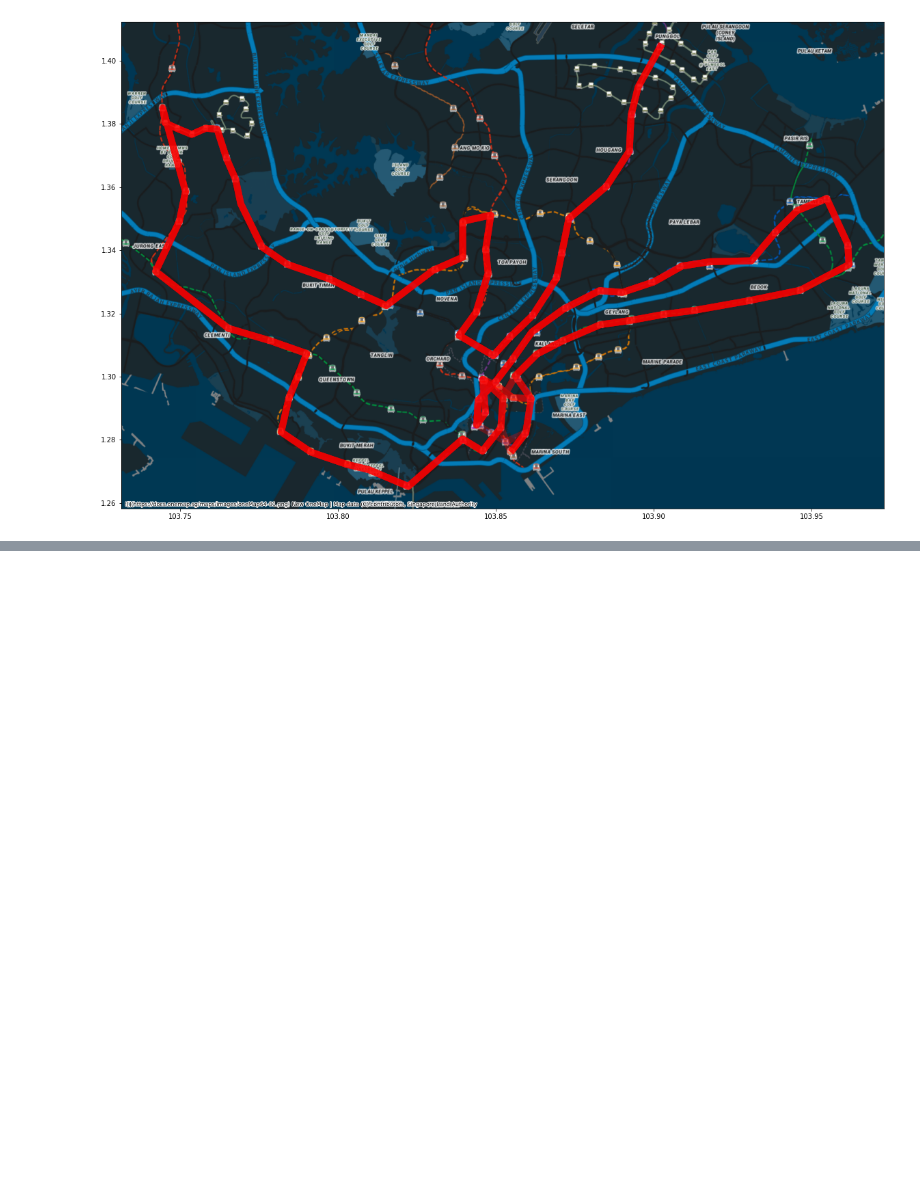
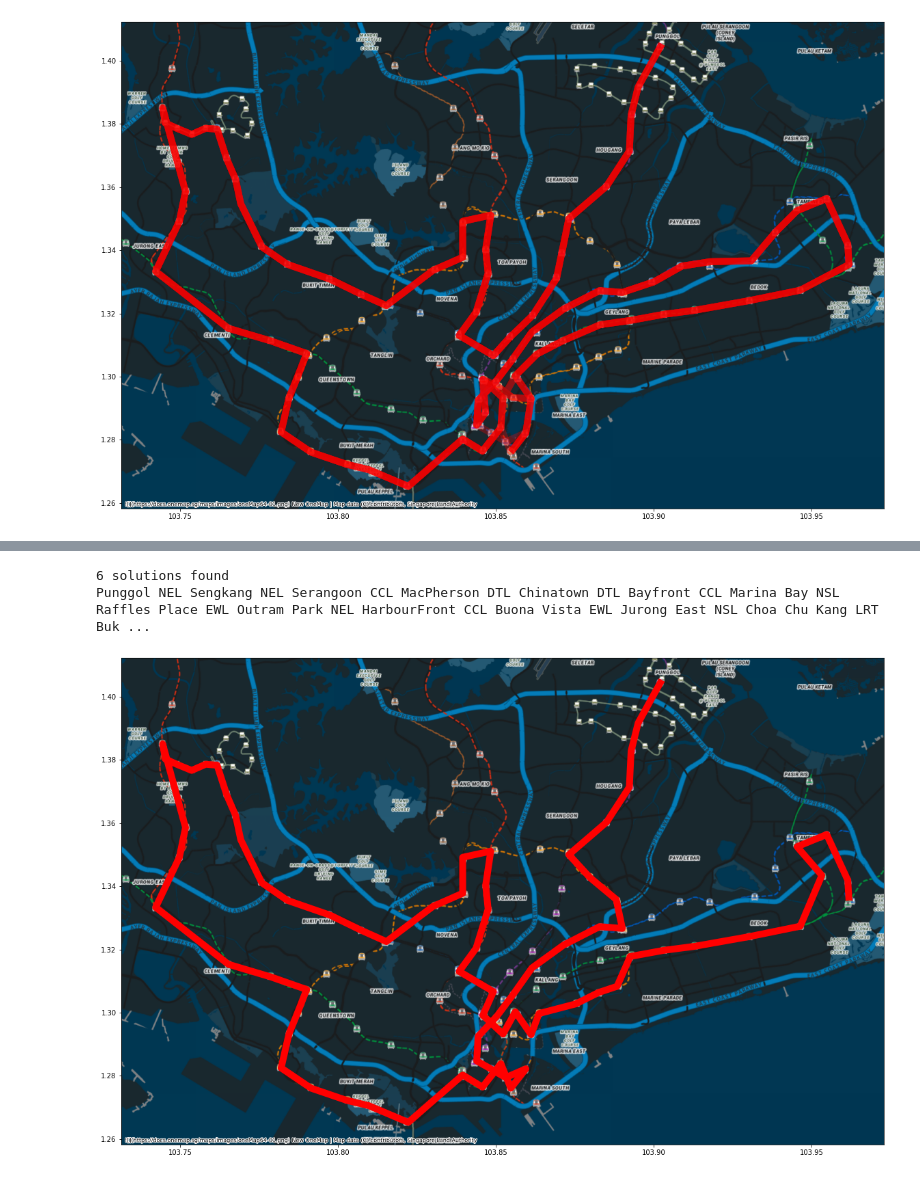
Before and after one commit to izzhafeez/MRT-puzzle, a Jupyter notebook: MRT puzzle.ipynb, the cells around one changed output, grey strips where cells are left out. Saved outputs shown, nothing was run; the diff lists cells and outputs as text; code cells hidden in the pictures; blank space fills up the shorter version.

Commit message:
Added visuals and stuff to the Jupyter

```diff
--- a/MRT puzzle.ipynb
+++ b/MRT puzzle.ipynb
@@ -185,6 +151,5 @@ stations = list(set([item for sublist in [[x[0],x[1]] for x in L] for item in su
 # %%
-def paths(l, s, start, counter):
-    counter += 1
+def paths(l, s, start):
     if len(l) == 0 or len(s) == 0:
         return [[start]]
     else:
@@ -192,14 +157,14 @@ def paths(l, s, start, counter):
         ignoreStation = [[y for y in x if y != start] for x in possible]
         newConnections = [x for x in l if x not in possible]
         newStations = [x for x in s if x != start]
-        # if len(newStations) == 1:
-        #     print(start)
         if len(ignoreStation) == 0:
             return [[start]]
         else:
             options = []
             for chosen in ignoreStation:
-                options.extend([[start,chosen[1]] + x for x in paths(newConnections, newStations, chosen[0], counter + 1)])
+                options.extend([[start,chosen[1]] + x for x in paths(newConnections, newStations, chosen[0])])
             return options
 
-res = paths(L, stations, PG, 0)
+res = paths(L, stations, PG)
+
+res[0][:7]
@@ -261,12 +251,10 @@ for solution in solutions:
     currentLabels = []
     for i in range(len(solution)-1):
         connection = solution[i] + (solution[i+1][0],)
-    #     print(connection)
         lineAbbr = connection[1][:-1]
         if lineAbbr == "LR": lineAbbr = "BP"
         if "Expo" in connection and lineAbbr == "EW": lineAbbr = "CG"
         if "Bayfront" in connection and ("Promenade" in connection or "Marina Bay" in connection) and lineAbbr == "CC": lineAbbr = "CE"
-    #     print(lineAbbr)
         startLabel = int(re.compile(f"{lineAbbr}\d+").search(nameIndex[connection[0]]["Label"]).group()[2:])
         endLabel = int(re.compile(f"{lineAbbr}\d+").search(nameIndex[connection[2]]["Label"]).group()[2:])
         betweenNumbers = [i for i in range(min(startLabel, endLabel), max(startLabel, endLabel) + 1)]
@@ -280,6 +268,4 @@ for solution in solutions:
     mappedLabels = "||".join(filteredLabels).replace("CG0","EW4").replace("CE0","CC4").split("||")
     mappedLabels = [x for x in mappedLabels if not math.isnan(labelIndex[x]["Lat"])]
 
-    G.append([", ".join([labelIndex[x]["Name"] for x in mappedLabels]), LineString([Point(labelIndex[x]["Long"], labelIndex[x]["Lat"]) for x in mappedLabels])])
+    G.append([solution, ", ".join([labelIndex[x]["Name"] for x in mappedLabels]), LineString([Point(labelIndex[x]["Long"], labelIndex[x]["Lat"]) for x in mappedLabels])])
-# %%
-G = gpd.GeoDataFrame(pd.DataFrame(G, columns = ["Path", "geometry"]), geometry="geometry")
@@ -286,4 +275,5 @@ G = gpd.GeoDataFrame(pd.DataFrame(G, columns = ["Path", "geometry"]), geometry="
 # %%
+G = gpd.GeoDataFrame(pd.DataFrame(G, columns = ["Solution", "Path", "geometry"]), geometry="geometry")
 ax = G.geometry.iloc[:6].plot(figsize=(20,20), edgecolor="red", linewidth=10, alpha = 0.3)
 ctx.add_basemap(ax, zoom=13, crs="EPSG:4326", source=ctx.providers.OneMapSG.Night)
 # %% [output]
@@ -338,0 +285,48 @@ AttributeError: module 'shapely' has no attribute 'geometry'
+# %%
+solutions = []
+for potentialSolution in reachesAll:
+    stationsOrder = [potentialSolution[2*i] for i in range(len(stations))]
+    linesOrder = [potentialSolution[2*i+1] for i in range(len(stations)-1)]
+    condensedLinesOrder = [linesOrder[i] for i in range(len(linesOrder)-1) if linesOrder[i] != linesOrder[i+1]] + [linesOrder[-1]]
+    usages = [x for x in collections.Counter(condensedLinesOrder).most_common() if x[0] != "LRT"]
+    success = sum(collections.Counter(condensedLinesOrder).values()) == 22
+    if success: solutions.append(list(zip(stationsOrder, linesOrder+["END"])))
+
+def getG(s):
+    G = []
+    for solution in solutions:
+
+        currentLabels = []
+        for i in range(len(solution)-1):
+            connection = solution[i] + (solution[i+1][0],)
+            lineAbbr = connection[1][:-1]
+            if lineAbbr == "LR": lineAbbr = "BP"
+            if "Expo" in connection and lineAbbr == "EW": lineAbbr = "CG"
+            if "Bayfront" in connection and ("Promenade" in connection or "Marina Bay" in connection) and lineAbbr == "CC": lineAbbr = "CE"
+            startLabel = int(re.compile(f"{lineAbbr}\d+").search(nameIndex[connection[0]]["Label"]).group()[2:])
+            endLabel = int(re.compile(f"{lineAbbr}\d+").search(nameIndex[connection[2]]["Label"]).group()[2:])
+            betweenNumbers = [i for i in range(min(startLabel, endLabel), max(startLabel, endLabel) + 1)]
+            if betweenNumbers[0] != startLabel:
+                betweenNumbers.reverse()
+            betweenLabels = [lineAbbr + str(x) for x in betweenNumbers]
+            if i == 0: currentLabels.extend(betweenLabels)
+            else: currentLabels.extend(betweenLabels[1:])
+
+        filteredLabels = [x for x in currentLabels if not any([x in item for item in ["NE2"]])]
+        mappedLabels = "||".join(filteredLabels).replace("CG0","EW4").replace("CE0","CC4").split("||")
+        mappedLabels = [x for x in mappedLabels if not math.isnan(labelIndex[x]["Lat"])]
+
+        G.append([solution, ", ".join([labelIndex[x]["Name"] for x in mappedLabels]), LineString([Point(labelIndex[x]["Long"], labelIndex[x]["Lat"]) for x in mappedLabels])])
+    return G
+
+G = getG(solutions)
+
+G = gpd.GeoDataFrame(pd.DataFrame(G, columns = ["Solution", "Path", "geometry"]), geometry="geometry")
+ax = G.geometry.iloc[:1].plot(figsize=(20,20), edgecolor="red", linewidth=10, alpha = 1)
+ctx.add_basemap(ax, zoom=13, crs="EPSG:4326", source=ctx.providers.OneMapSG.Night)
+print(f"{len(solutions)} solutions found")
+print(" ".join([item for sublist in G.iloc[0].Solution for item in sublist]))
+# %% [output]
+6 solutions found
+Punggol NEL Sengkang NEL Serangoon CCL MacPherson DTL Chinatown DTL Bayfront CCL Marina Bay NSL Raffles Place EWL Outram Park NEL HarbourFront CCL Buona Vista EWL Jurong East NSL Choa Chu Kang LRT Buk ...
+[figure, added]
```
Also changed, not shown: parts of 29 cells of this notebook.
